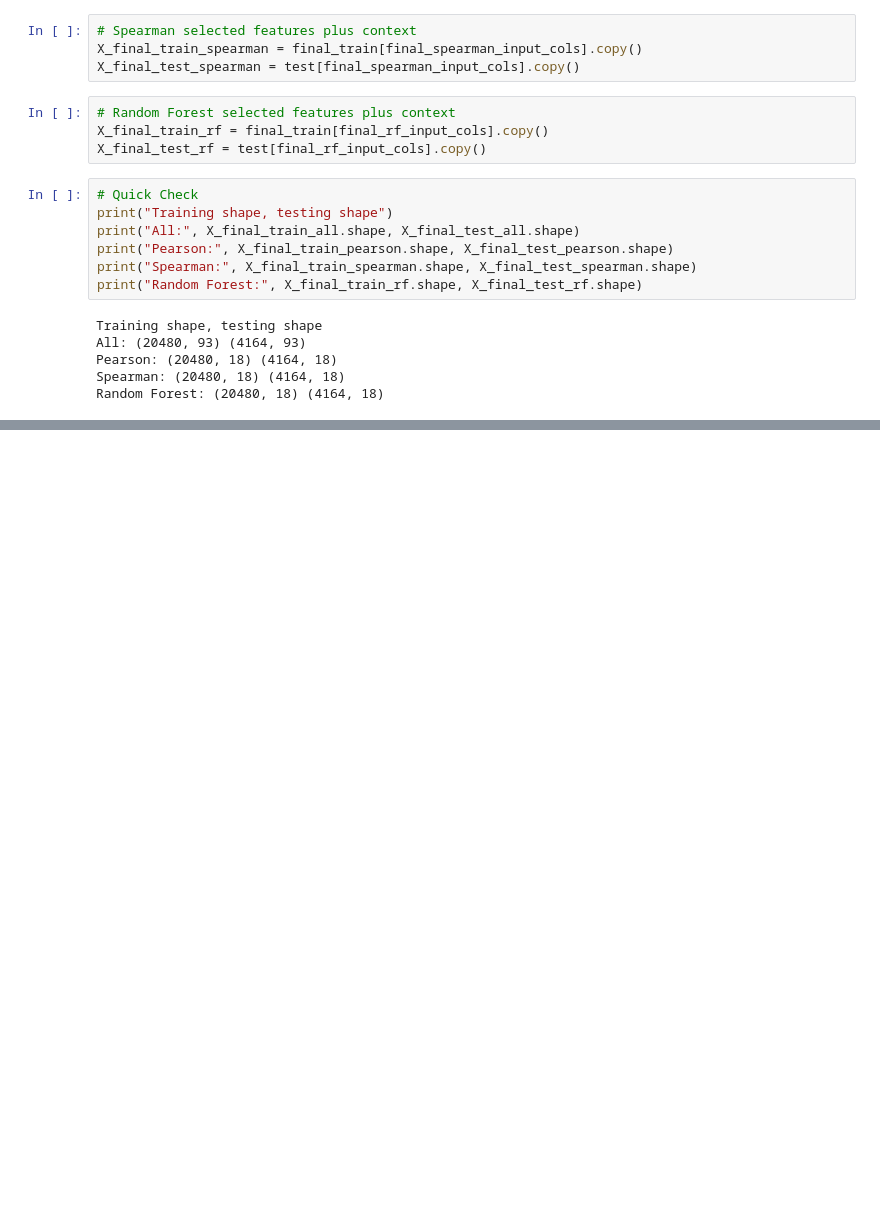
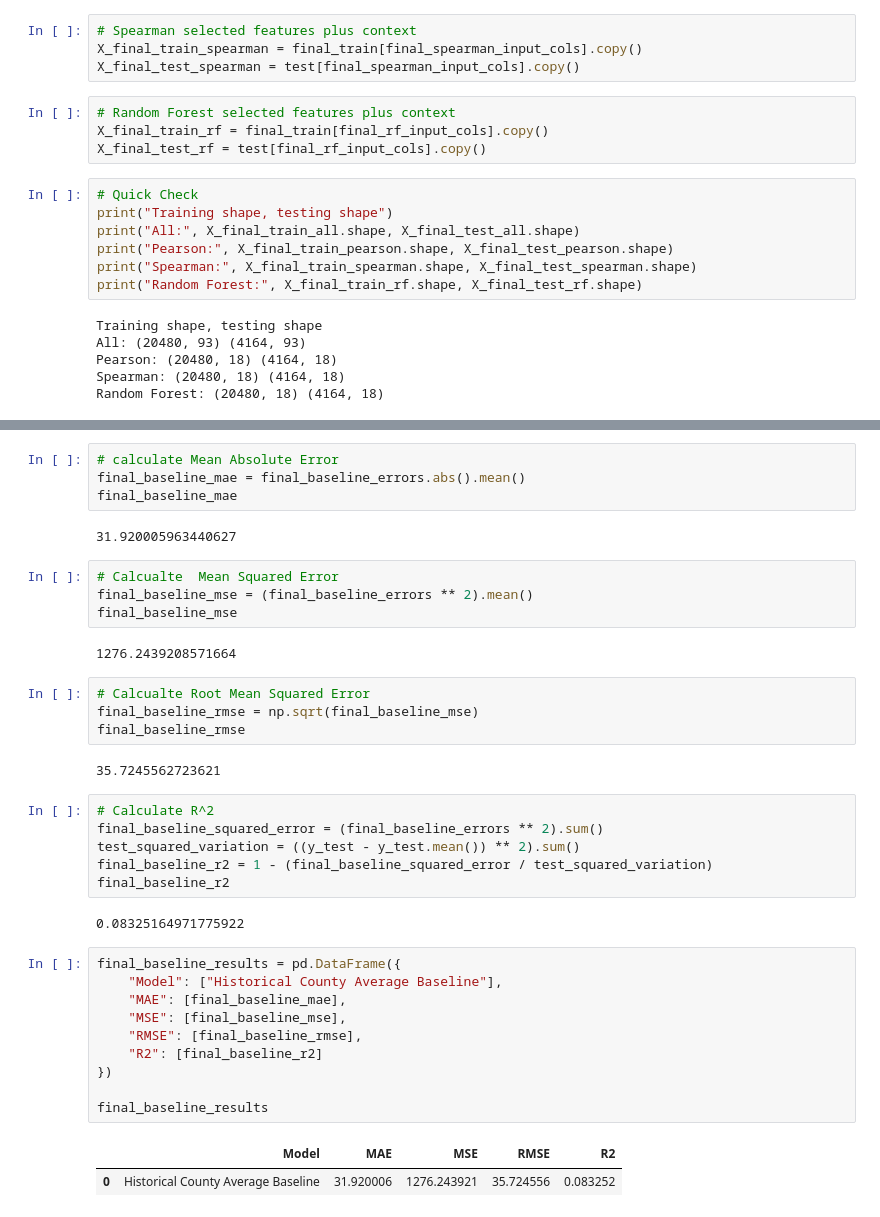
Before and after one commit to JTRIII/corn-yield-thesis, a Jupyter notebook: notebooks/06_model_evaluation_and_final_results.ipynb, the cells around one changed output, grey strips where cells are left out. Cells and saved outputs as stored; diff of their text form; blank space fills up the shorter version.

Commit message:
Final Baseline model

```diff
--- a/notebooks/06_model_evaluation_and_final_results.ipynb
+++ b/notebooks/06_model_evaluation_and_final_results.ipynb
@@ -2033,0 +2116,39 @@ Random Forest: (20480, 18) (4164, 18)
+# %%
+# calculate Mean Absolute Error
+final_baseline_mae = final_baseline_errors.abs().mean()
+final_baseline_mae
+# %% [output]
+31.920005963440627
+# %%
+# Calcualte  Mean Squared Error
+final_baseline_mse = (final_baseline_errors ** 2).mean()
+final_baseline_mse
+# %% [output]
+1276.2439208571664
+# %%
+# Calcualte Root Mean Squared Error
+final_baseline_rmse = np.sqrt(final_baseline_mse)
+final_baseline_rmse
+# %% [output]
+35.7245562723621
+# %%
+# Calculate R^2
+final_baseline_squared_error = (final_baseline_errors ** 2).sum()
+test_squared_variation = ((y_test - y_test.mean()) ** 2).sum()
+final_baseline_r2 = 1 - (final_baseline_squared_error / test_squared_variation)
+final_baseline_r2
+# %% [output]
+0.08325164971775922
+# %%
+final_baseline_results = pd.DataFrame({
+    "Model": ["Historical County Average Baseline"],
+    "MAE": [final_baseline_mae],
+    "MSE": [final_baseline_mse],
+    "RMSE": [final_baseline_rmse],
+    "R2": [final_baseline_r2]
+})
+
+final_baseline_results
+# %% [output]
+|  | Model | MAE | MSE | RMSE | R2 |
+| 0 | Historical County Average Baseline | 31.920006 | 1276.243921 | 35.724556 | 0.083252 |
```
Also changed, not shown: parts of 10 cells of this notebook.
